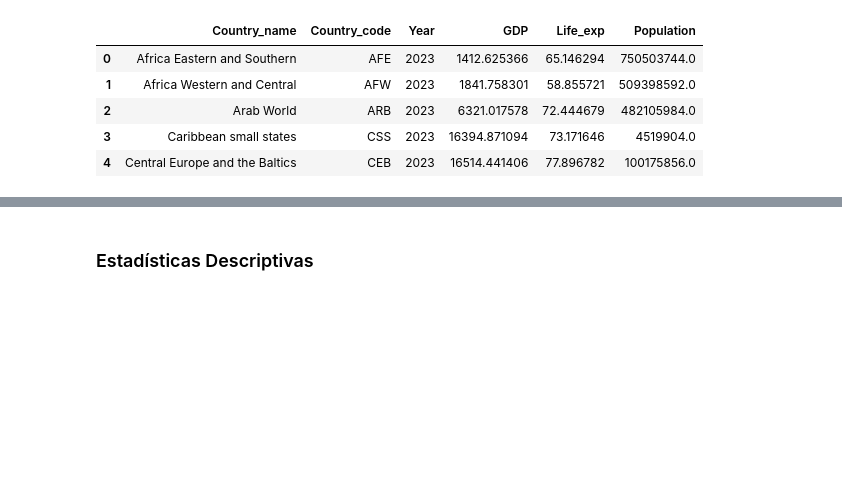
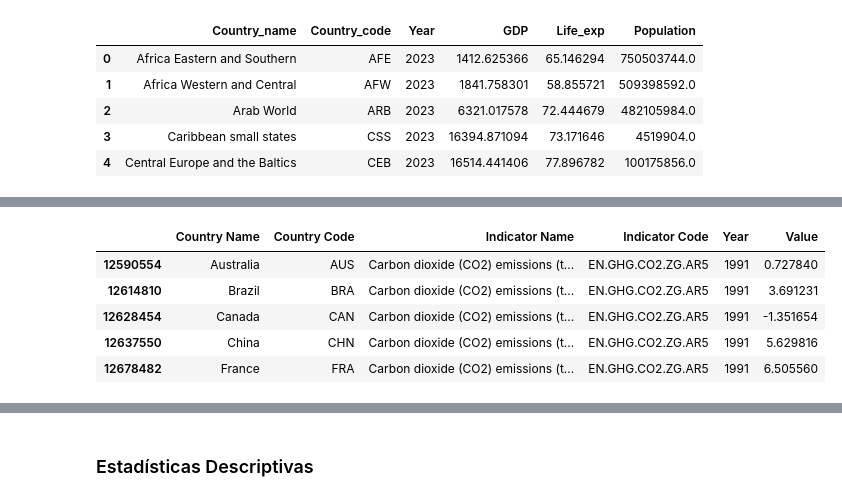
Before and after one commit to LuisBDev/data-analytics-labs, a Jupyter notebook: lab01-wdi/01DescriptiveAnalysis.ipynb, the cells around one changed output, grey strips where cells are left out. Cells and saved outputs as stored; diff of their text form; code cells hidden in the pictures; blank space fills up the shorter version.

```diff
--- a/lab01-wdi/01DescriptiveAnalysis.ipynb
+++ b/lab01-wdi/01DescriptiveAnalysis.ipynb
@@ -550,0 +365,77 @@ Datos después de limpiar valores faltantes:
+# %%
+# Extracción de datos de emisiones de CO2
+print("ANÁLISIS DE EMISIONES DE CO2")
+print("="*50)
+
+# Buscar indicadores relacionados con emisiones de CO2
+co2_indicators = wdi_data[wdi_data["Indicator Name"].str.contains("CO2", case=False, na=False)]["Indicator Name"].unique()
+
+print(f"Indicadores de CO2 disponibles:")
+for i, indicator in enumerate(co2_indicators, 1):
+    print(f"   {i:2d}. {indicator}")
+
+# Seleccionar el indicador principal de emisiones de CO2
+co2_indicator = "CO2 emissions (metric tons per capita)"
+
+# Verificar si existe el indicador
+if co2_indicator in co2_indicators:
+    print(f"\nIndicador seleccionado: {co2_indicator}")
+else:
+    # Buscar alternativo
+    alternative_indicators = [ind for ind in co2_indicators if "per capita" in ind and "metric tons" in ind]
+    if alternative_indicators:
+        co2_indicator = alternative_indicators[0]
+        print(f"\nIndicador alternativo seleccionado: {co2_indicator}")
+    else:
+        # Usar el primer indicador disponible
+        co2_indicator = co2_indicators[0]
+        print(f"\nUsando primer indicador disponible: {co2_indicator}")
+
+# Extraer datos de emisiones de CO2
+co2_data = wdi_data[wdi_data["Indicator Name"] == co2_indicator].copy()
+
+print(f"\nDatos de CO2 extraídos:")
+print(f"   - Total de observaciones: {len(co2_data):,}")
+print(f"   - Países únicos: {co2_data['Country Name'].nunique()}")
+print(f"   - Años cubiertos: {co2_data['Year'].min()} - {co2_data['Year'].max()}")
+
+# Limpiar valores faltantes
+co2_clean = co2_data[~co2_data["Value"].isnull()].copy()
+
+print(f"   - Observaciones después de limpiar: {len(co2_clean):,}")
+print(f"   - Porcentaje de datos válidos: {len(co2_clean)/len(co2_data)*100:.1f}%")
+
+# Convertir Year a entero
+co2_clean['Year'] = co2_clean['Year'].astype(int)
+
+# Definir países principales incluyendo Perú
+main_countries = [
+    "United States", "China", "India", "Russian Federation", "Japan",
+    "Germany", "Iran, Islamic Rep.", "South Korea", "Saudi Arabia", "Indonesia",
+    "Canada", "Mexico", "Brazil", "Australia", "United Kingdom",
+    "Turkey", "Italy", "France", "Poland", "Spain", "Peru"
+]
+
+# Filtrar datos para países principales
+co2_main_countries = co2_clean[co2_clean["Country Name"].isin(main_countries)].copy()
+
+print(f"\nDatos para países principales:")
+print(f"   - Países seleccionados: {len(main_countries)}")
+print(f"   - Países con datos disponibles: {co2_main_countries['Country Name'].nunique()}")
+print(f"   - Observaciones: {len(co2_main_countries):,}")
+
+# Mostrar países disponibles
+available_countries = co2_main_countries["Country Name"].unique()
+missing_countries = set(main_countries) - set(available_countries)
+
+print(f"\nPaíses disponibles en los datos:")
+for country in sorted(available_countries):
+    print(f"   - {country}")
+
+if missing_countries:
+    print(f"\nPaíses no encontrados en los datos:")
+    for country in sorted(missing_countries):
+        print(f"   - {country}")
+
+co2_main_countries.head()
+# %% [output]
@@ -550,0 +459,6 @@ Datos después de limpiar valores faltantes:
+|  | Country Name | Country Code | Indicator Name | Indicator Code | Year | Value |
+| 12590554 | Australia | AUS | Carbon dioxide (CO2) emissions (t... | EN.GHG.CO2.ZG.AR5 | 1991 | 0.727840 |
+| 12614810 | Brazil | BRA | Carbon dioxide (CO2) emissions (t... | EN.GHG.CO2.ZG.AR5 | 1991 | 3.691231 |
+| 12628454 | Canada | CAN | Carbon dioxide (CO2) emissions (t... | EN.GHG.CO2.ZG.AR5 | 1991 | -1.351654 |
+| 12637550 | China | CHN | Carbon dioxide (CO2) emissions (t... | EN.GHG.CO2.ZG.AR5 | 1991 | 5.629816 |
+| 12678482 | France | FRA | Carbon dioxide (CO2) emissions (t... | EN.GHG.CO2.ZG.AR5 | 1991 | 6.505560 |
```
Also changed, not shown: parts of 12 cells of this notebook, 3 other files.
